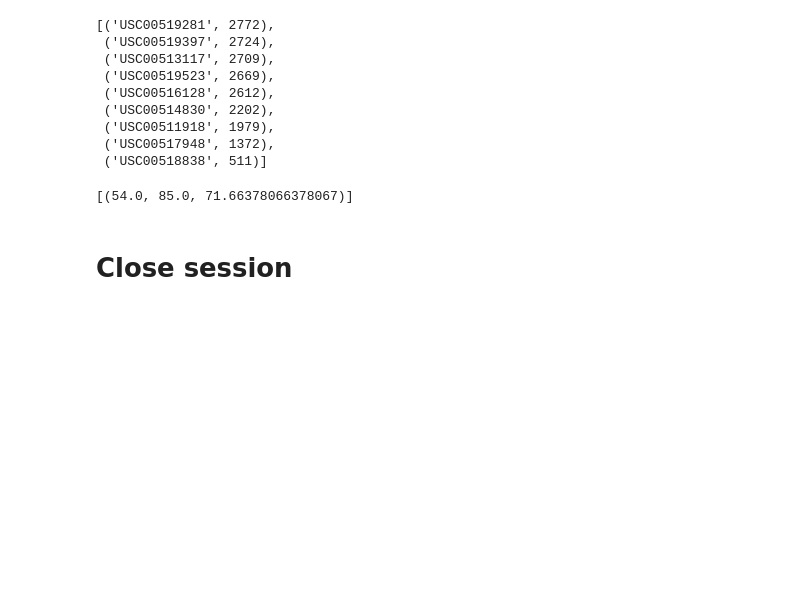
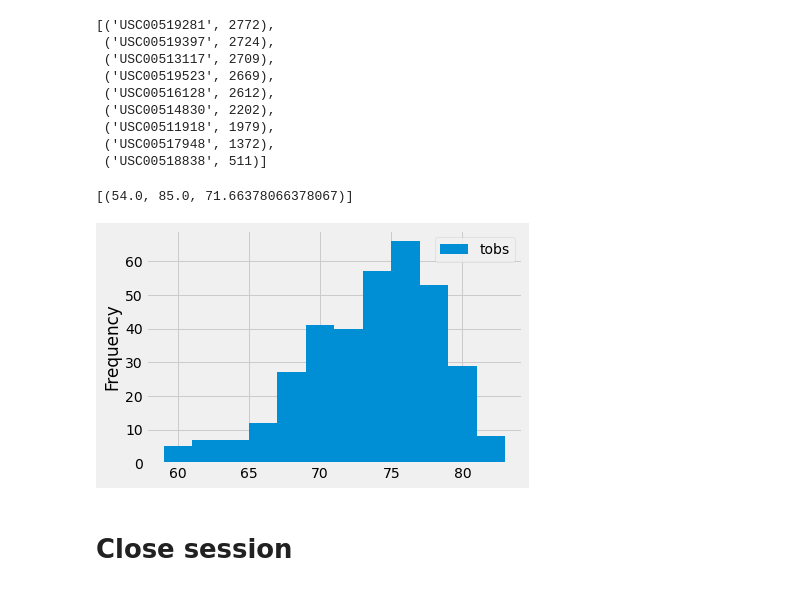
Before and after one commit to Yazz-01/sqlalchemy-challenge, a Jupyter notebook: climate_starter.ipynb, the cells around one changed output. Saved outputs shown, nothing was run; the diff lists cells and outputs as text; code cells hidden in the pictures; blank space fills up the shorter version.

```diff
--- a/climate_starter.ipynb
+++ b/climate_starter.ipynb
@@ -233,12 +233,17 @@ lowest_temp
 # %%
 # Using the most active station id
 # Query the last 12 months of temperature observation data for this station and plot the results as a histogram
 avtive_month= session.query(Measurement.tobs).\
     filter(Measurement.station=='USC00519281').\
     filter(Measurement.date.between('2016-08-23', '2017-08-23')).all()
 
 
 df_avtive_month= pd.DataFrame(avtive_month)
+
+df_avtive_month.plot.hist(bins= 12)
+plt.show()
+# %% [output]
+[figure, added]
 # %% [markdown]
 # Close session
 # %%
```
